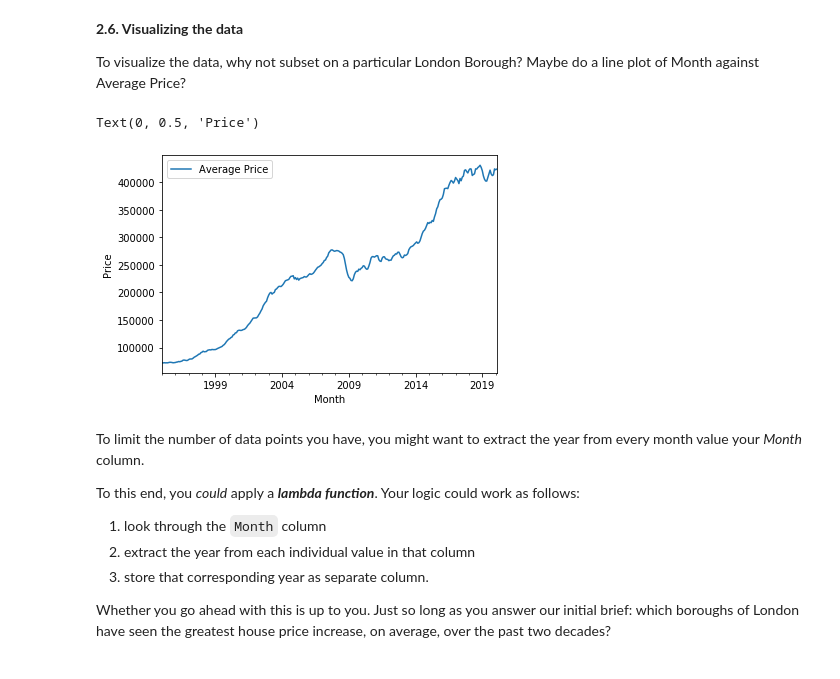
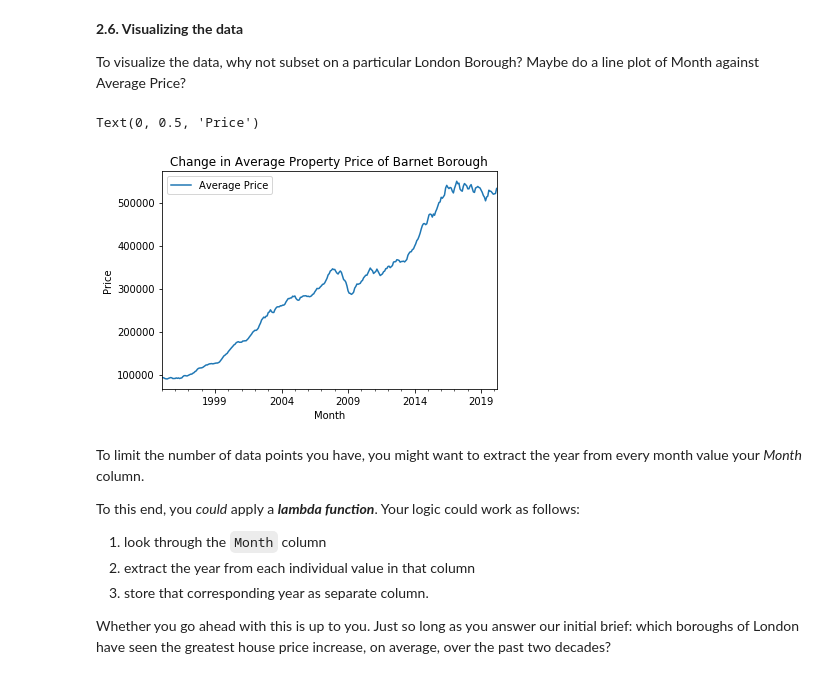
Before and after one commit to nicholehartz/Springboard, a Jupyter notebook: Unit 4 Challenge - Tier 3.ipynb, the cells around one changed output. Saved outputs shown, nothing was run; the diff lists cells and outputs as text; code cells hidden in the pictures.

```diff
--- a/Unit 4 Challenge - Tier 3.ipynb
+++ b/Unit 4 Challenge - Tier 3.ipynb
@@ -236,12 +236,12 @@ properties.groupby('London Borough').count()
 
 To visualize the data, why not subset on a particular London Borough? Maybe do a line plot of Month against Average Price?
 # %%
-Barnet = properties[properties['London Borough'] == 'Redbridge']
+Barnet = properties[properties['London Borough'] == 'Barnet']
 # %%
-Barnet.plot(kind='line', x='Month', y='Average Price').set_ylabel('Price')
+Barnet.plot(kind='line', x='Month', y='Average Price', title='Change in Average Property Price of Barnet Borough').set_ylabel('Price')
 # %% [output]
 Text(0, 0.5, 'Price')
-[figure, old version]
+[figure, new version]
 # %%
 plt.show()
 # %% [markdown]
```
Also changed, not shown: parts of 4 cells of this notebook.
